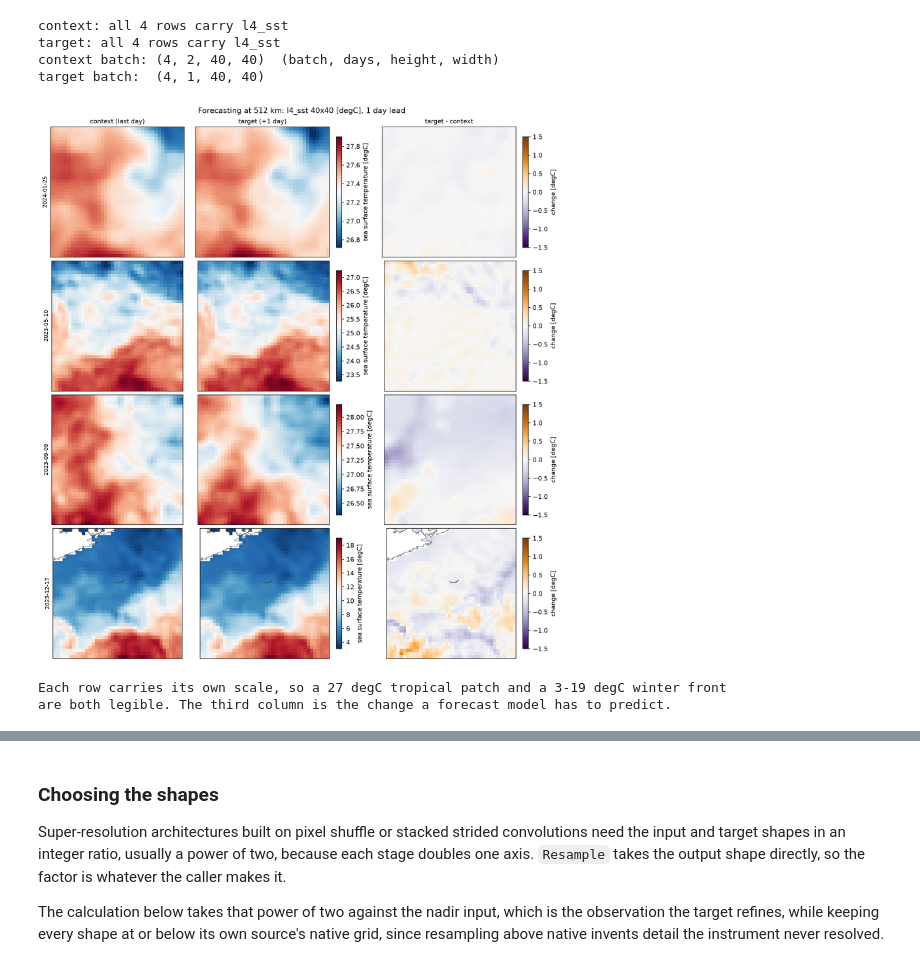
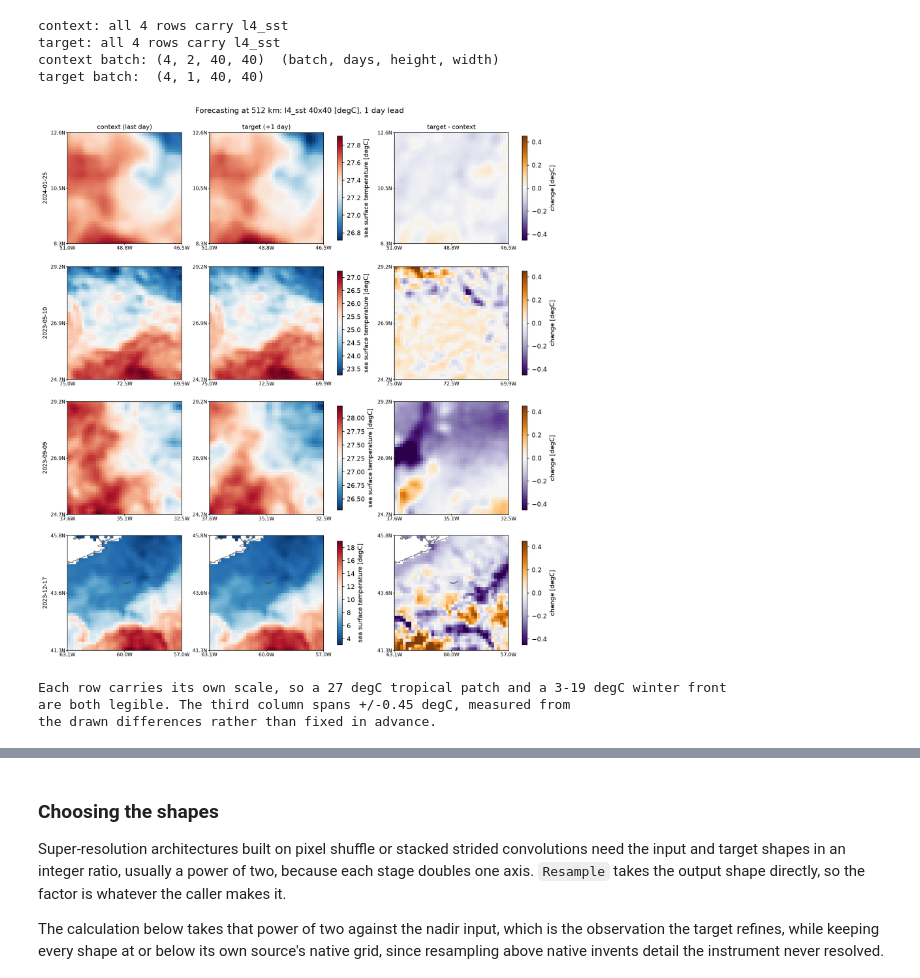
Before and after one commit to nilsleh/oceanTACO, a Jupyter notebook: docs/tutorials/spatio_temporal_query_generation.ipynb, the cells around one changed output, grey strips where cells are left out. Cells and saved outputs as stored; diff of their text form; code cells hidden in the pictures.

```diff
--- a/docs/tutorials/spatio_temporal_query_generation.ipynb
+++ b/docs/tutorials/spatio_temporal_query_generation.ipynb
@@ -374,71 +363,86 @@ def one_batch(dataset, batch_size=BATCH_SIZE, collate=collate_ocean_samples):
                         collate_fn=collate, worker_init_fn=seed_ocean_taco_worker)
     return next(iter(loader))
 
-def require_complete(batch, tokens, label):
+def require_complete(batch, tokens, label, availability=None):
     # A hole in a use-case figure means the draw was wrong, not that the figure
     # should apologise for it. Fail here rather than publish an empty panel.
+    availability = batch["availability"] if availability is None else availability
     for token in tokens:
-        available = batch["availability"][token]
+        available = availability[token]
         if not all(available):
             raise AssertionError(f"{label}: {token} missing in {available.count(False)} rows")
-    print(f"{label}: all {len(batch['availability'][tokens[0]])} rows carry {', '.join(tokens)}")
+    print(f"{label}: all {len(availability[tokens[0]])} rows carry {', '.join(tokens)}")
 
-context_batch = one_batch(context_set)
-target_batch = one_batch(target_set)
-require_complete(context_batch, ["l4_sst"], "context")
-require_complete(target_batch, ["l4_sst"], "target")
-print(f"context batch: {tuple(context_batch['l4_sst']['data'].shape)}  (batch, days, height, width)")
-print(f"target batch:  {tuple(target_batch['l4_sst']['data'].shape)}")
+forecast_batch = one_batch(forecast_set)
+require_complete(forecast_batch, ["l4_sst"], "context")
+require_complete(forecast_batch, ["l4_sst"], "target",
+                 availability=forecast_batch["availability"]["target"])
+print(f"context batch: {tuple(forecast_batch['l4_sst']['data'].shape)}  (batch, days, height, width)")
+print(f"target batch:  {tuple(forecast_batch['target']['l4_sst']['data'].shape)}")
 # %% [output]
 context: all 4 rows carry l4_sst
 target: all 4 rows carry l4_sst
 context batch: (4, 2, 40, 40)  (batch, days, height, width)
 target batch:  (4, 1, 40, 40)
 # %%
-count = context_batch["l4_sst"]["data"].shape[0]
+count = forecast_batch["l4_sst"]["data"].shape[0]
 fig, axes = plt.subplots(count, 3, figsize=(11.5, 3.1 * count), constrained_layout=True)
-DIFF_LIMIT = 1.5
+
+context_fields, target_fields, extents = [], [], []
 for row in range(count):
-    context_record = batch_member(context_batch, "l4_sst", row)
-    target_record = batch_member(target_batch, "l4_sst", row)
-    extent = geographic_extent(context_record)
-    context_field = np.where(np.asarray(context_record["valid_mask"])[-1],
-                             np.asarray(context_record["data"])[-1], np.nan)
-    target_field = np.where(np.asarray(target_record["valid_mask"])[0],
-                            np.asarray(target_record["data"])[0], np.nan)
+    context_record = batch_member(forecast_batch, "l4_sst", row)
+    target_record = batch_member(forecast_batch["target"], "l4_sst", row)
+    context_fields.append(np.where(np.asarray(context_record["valid_mask"])[-1],
+                                   np.asarray(context_record["data"])[-1], np.nan))
+    target_fields.append(np.where(np.asarray(target_record["valid_mask"])[0],
+                                  np.asarray(target_record["data"])[0], np.nan))
+    extents.append(geographic_extent(context_record))
+
+# A one-day SST change is a few tenths of a degree, so a fixed wide limit would
+# render every difference panel as flat white. Measure the scale from the drawn
+# differences instead, so it follows the lead rather than a hard-coded guess.
+differences = [target - context for target, context in zip(target_fields, context_fields)]
+finite = np.concatenate([d[np.isfinite(d)].ravel() for d in differences])
+diff_limit = float(np.ceil(np.percentile(np.abs(finite), 98) * 20) / 20)
+
+for row in range(count):
+    context_field, target_field = context_fields[row], target_fields[row]
+    extent = extents[row]
     # Each row scales to its own patch. These panels compare two days of one
     # position, and a range wide enough for the whole box -- 45N in winter to
     # the tropics in summer -- renders any single patch as one flat shade.
     pair = np.concatenate([context_field[np.isfinite(context_field)].ravel(),
                            target_field[np.isfinite(target_field)].ravel()])
     row_limits = {"vmin": float(pair.min()), "vmax": float(pair.max())}
     for column, (field, limits, cmap) in enumerate((
             (context_field, row_limits, CMAP),
             (target_field, row_limits, CMAP),
-            (target_field - context_field, {"vmin": -DIFF_LIMIT, "vmax": DIFF_LIMIT}, "PuOr_r"))):
+            (differences[row], {"vmin": -diff_limit, "vmax": diff_limit}, "PuOr_r"))):
         axis = axes[row, column]
         drawn = axis.imshow(field, origin="lower", cmap=cmap, interpolation="nearest",
                             aspect=map_aspect(extent), extent=extent, **limits)
         add_coastlines(axis)
-        axis.set(xticks=[], yticks=[])
+        degree_ticks(axis, extent)
         if row == 0:
             axis.set_title(("context (last day)", f"target (+{lead} day)",
                             "target - context")[column], fontsize=10)
         if column == 1:
             fig.colorbar(drawn, ax=axis, shrink=.85, label=colorbar_label("l4_sst"))
         elif column == 2:
             fig.colorbar(drawn, ax=axis, shrink=.85, label=f"change [{UNITS['l4_sst']}]")
         else:
-            axis.set_ylabel(f"{batch_dates(context_batch)[row]}", fontsize=9)
+            axis.set_ylabel(f"{batch_dates(forecast_batch)[row]}", fontsize=9)
 fig.suptitle(f"Forecasting at {SUPER_PATCH_KM} km: {source_label('l4_sst', (40, 40))}, "
              f"{lead} day lead", fontsize=12)
 display_figure(fig)
 print("Each row carries its own scale, so a 27 degC tropical patch and a 3-19 degC winter front")
-print("are both legible. The third column is the change a forecast model has to predict.")
+print(f"are both legible. The third column spans +/-{diff_limit:g} {UNITS['l4_sst']}, measured from")
+print("the drawn differences rather than fixed in advance.")
 # %% [output]
-[figure, old version]
+[figure, new version]
 Each row carries its own scale, so a 27 degC tropical patch and a 3-19 degC winter front
-are both legible. The third column is the change a forecast model has to predict.
+are both legible. The third column spans +/-0.45 degC, measured from
+the drawn differences rather than fixed in advance.
 # %% [markdown]
 ## 2. Midpoint retrieval for assimilation and interpolation
 
```
Also changed, not shown: parts of 32 cells of this notebook, 1 other file.
